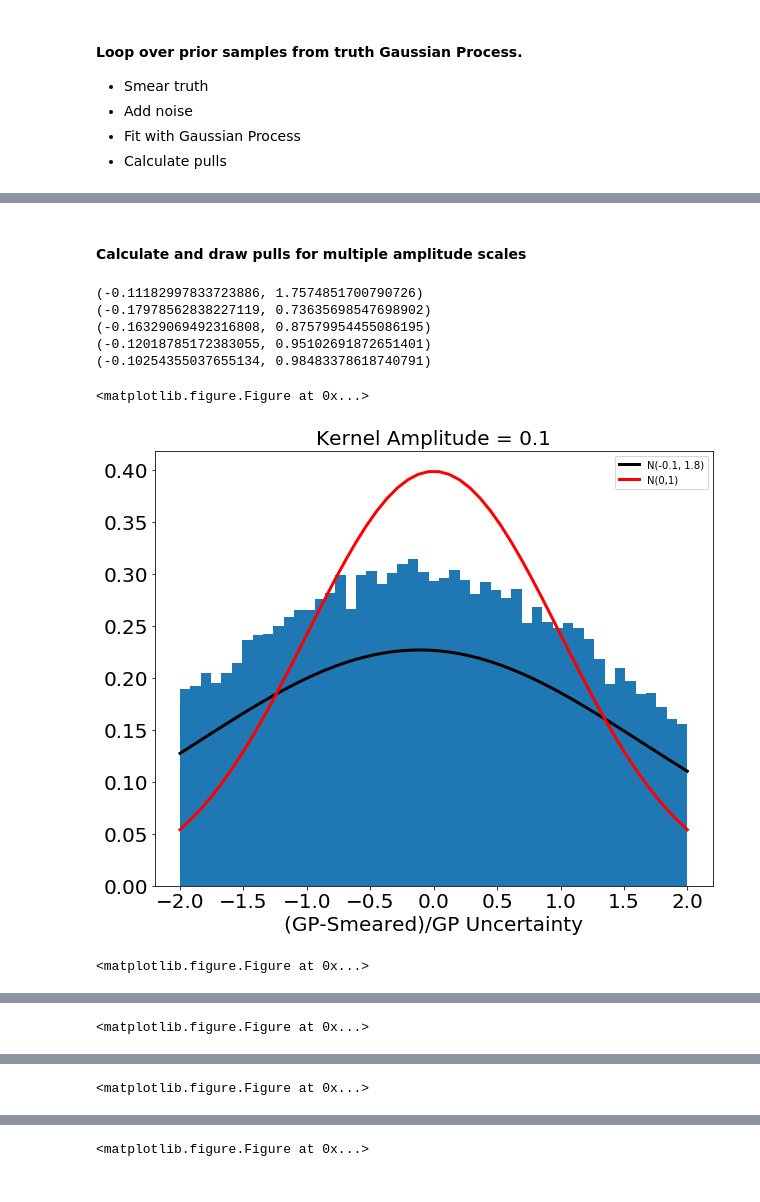
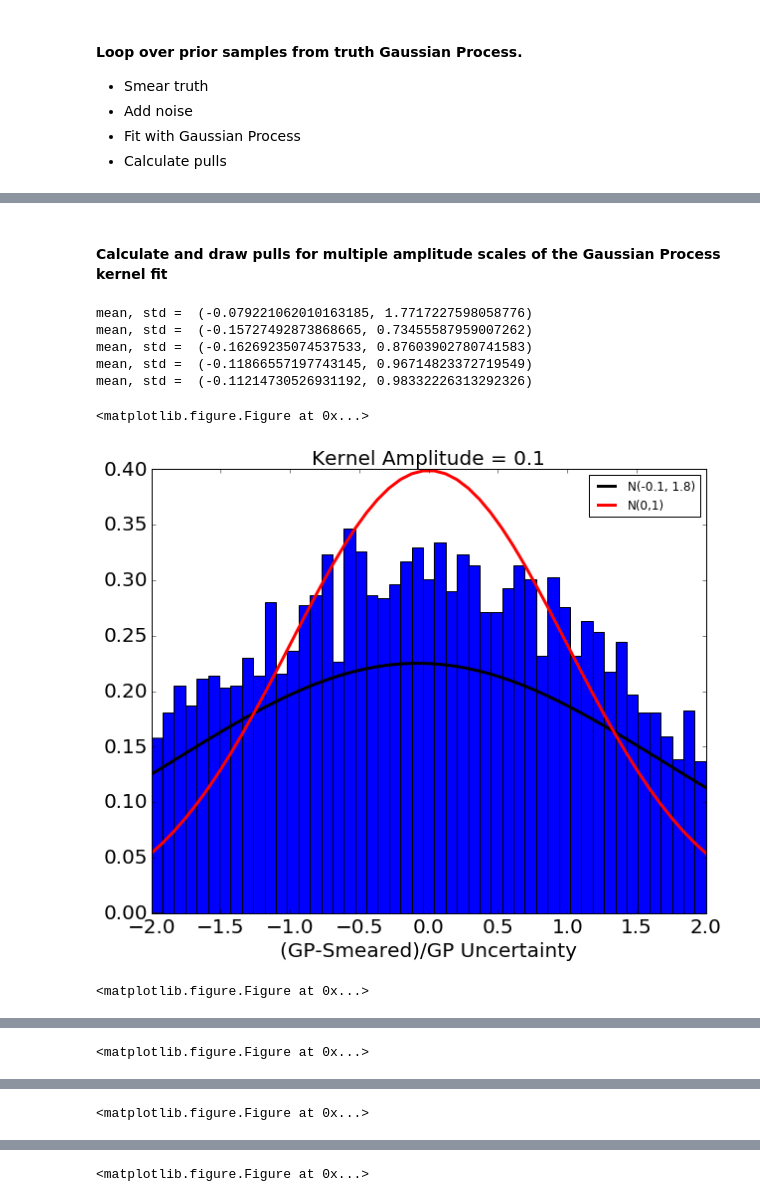
Before and after one commit to mfrate28/GP_Tutorial, a Jupyter notebook: MCTemplateSmoothing.ipynb, the cells around one changed output, grey strips where cells are left out. Cells and saved outputs as stored; diff of their text form; code cells hidden in the pictures.

```diff
--- a/MCTemplateSmoothing.ipynb
+++ b/MCTemplateSmoothing.ipynb
@@ -42,7 +104,8 @@ pull=[]
 initial_kernel = init_Amp * ExpSquaredKernel(init_lengthscale)
 initial_gp = george.GP(initial_kernel, mean=mean)
 initial_gp.compute(truth_steps, 1e-8)
-samples=initial_gp.sample(truth_steps,1000)
+samples=[[s if s > 0 else 0 for s in initial_gp.sample(truth_steps,100)[i]] for i in range(100)]
 for s in samples[:5]:
     plt.plot(truth_steps,s, alpha=0.5)
+plt.xlim([70, 200])
 # %% [output]
@@ -54,16 +118,16 @@ for s in samples[:5]:
 # %%
-def smear(s):
-    smeared_counts=np.zeros(len(smeared_steps))
-    for xi, x in enumerate(smeared_steps):
-        gaus = truth_step_size*ss.norm.pdf(x, truth_steps, gaussian_width)
+def smear(s, truthStepSize, truthSteps, smearedSteps, gaussianWidth):
+    smeared_counts=np.zeros(len(smearedSteps))
+    for xi, x in enumerate(smearedSteps):
+        gaus = truthStepSize*ss.norm.pdf(x, truthSteps, gaussianWidth)
         smeared_counts[xi]=np.sum(s*gaus)
     noisy_smeared_counts=np.random.poisson(smeared_counts)
     return smeared_counts, noisy_smeared_counts
 # %%
-def makeGP(counts, amp_scale=1., mean=mean):
-    kernel = amp_scale*init_Amp * ExpSquaredKernel(gaussian_width*np.sqrt(2))
+def makeGP(counts, smearedSteps, gaussianWidth, amp_scale=1., mean=mean):
+    kernel = amp_scale*init_Amp * ExpSquaredKernel(init_lengthscale*gaussianWidth*np.sqrt(2))
     gp = george.GP(kernel, mean=mean)
-    gp.compute(smeared_steps, yerr=np.sqrt(counts))
-    meanGP, covGP = gp.predict(counts, smeared_steps)
+    gp.compute(smearedSteps, yerr=np.sqrt(counts))
+    meanGP, covGP = gp.predict(counts, smearedSteps)
     stdGP = np.sqrt(np.diag(covGP))
     return meanGP, stdGP
@@ -126,6 +139,6 @@ def plot_GP(smeared, noisy, GPmean, GPstd):
 * Calculate pulls
 # %%
 for samp in samples:
-    smeared_counts, noisy_smeared_counts = smear(samp)
-    meanGP, stdGP = makeGP(noisy_smeared_counts,1.)
+    smeared_counts, noisy_smeared_counts = smear(samp, truth_step_size, truth_steps, smeared_steps, gaussian_width)
+    meanGP, stdGP = makeGP(noisy_smeared_counts, smeared_steps, gaussian_width, 1.)
     pull+=list((meanGP-smeared_counts)/stdGP)
@@ -147,22 +158,22 @@ draw_pulls(pull, 1)
 # %% [markdown]
-#### Calculate and draw pulls for multiple amplitude scales
+#### Calculate and draw pulls for multiple amplitude scales of the Gaussian Process kernel fit
 # %%
 ampscales=[0.1,1,10, 100, 1000]
 pulls={}
 for amp in ampscales:
     pulls[amp]=[]
     for samp in samples:
-        smeared_counts, noisy_smeared_counts = smear(samp)
-        meanGP, stdGP = makeGP(noisy_smeared_counts, amp)
+        smeared_counts, noisy_smeared_counts = smear(samp, truth_step_size, truth_steps, smeared_steps, gaussian_width)
+        meanGP, stdGP = makeGP(noisy_smeared_counts, smeared_steps, gaussian_width, amp)
         pulls[amp]+=list((meanGP-smeared_counts)/stdGP)
     plt.figure()
     draw_pulls(pulls[amp], amp)
 # %% [output]
-(-0.11182997833723886, 1.7574851700790726)
-(-0.17978562838227119, 0.73635698547698902)
-(-0.16329069492316808, 0.87579954455086195)
-(-0.12018785172383055, 0.95102691872651401)
-(-0.10254355037655134, 0.98483378618740791)
+mean, std =  (-0.079221062010163185, 1.7717227598058776)
+mean, std =  (-0.15727492873868665, 0.73455587959007262)
+mean, std =  (-0.16269235074537533, 0.87603902780741583)
+mean, std =  (-0.11866557197743145, 0.96714823372719549)
+mean, std =  (-0.11214730526931192, 0.98332226313292326)
 <matplotlib.figure.Figure at 0x...>
-[figure, old version]
+[figure, new version]
 <matplotlib.figure.Figure at 0x...>
```
Also changed, not shown: parts of 27 cells of this notebook.
